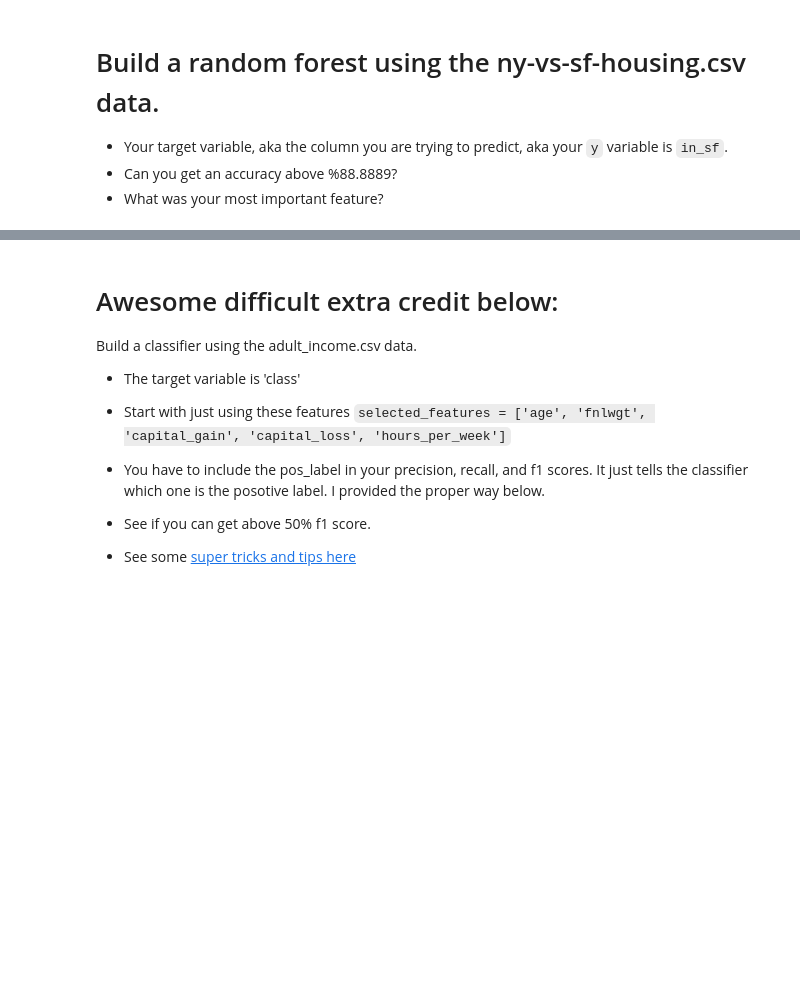
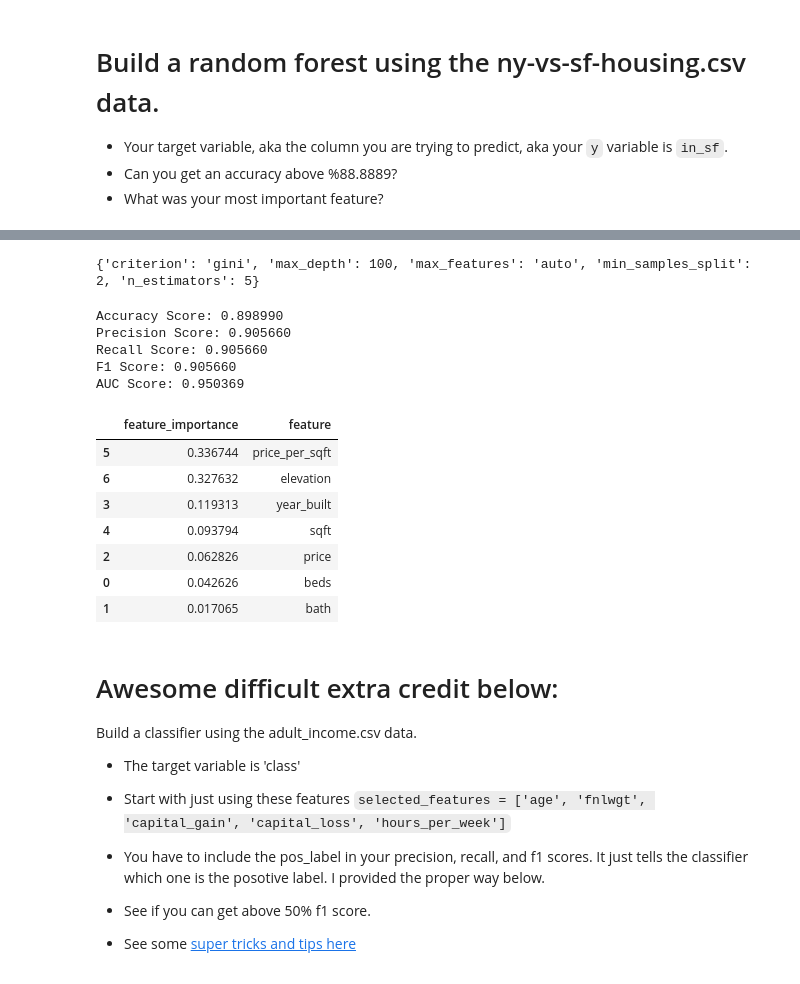
Before and after one commit to NeneWang/2022-fall-data-science, a Jupyter notebook: Week-05-RandomForest/Exercise-RandomForests.ipynb, the cells around one changed output, grey strips where cells are left out. Cells and saved outputs as stored; diff of their text form; code cells hidden in the pictures; blank space fills up the shorter version.

Commit message:
Random Forest | Homework Finished

```diff
--- a/Week-05-RandomForest/Exercise-RandomForests.ipynb
+++ b/Week-05-RandomForest/Exercise-RandomForests.ipynb
@@ -383,0 +593,9 @@ df.head()
+# %%
+from sklearn.tree import DecisionTreeClassifier
+
+model = DecisionTreeClassifier(max_depth=2)
+model.fit(X_train,y_train)
+
+
+
+y_pred = model.predict(X_test)
@@ -384,3 +649,69 @@ df.head()
+# %%
+params = {
+    'n_estimators' : [5, 10, 50, 100],
+    'criterion' : ['gini', 'entropy'],
+    'max_depth': [2, 5, 7, 100],
+    'min_samples_split': [2, 10, 100],
+    'max_features': [2, 4, 'auto']
+}
+# %%
+grid_search_cv =  GridSearchCV(
+    estimator = RandomForestClassifier(),
+    param_grid = params,
+    scoring = 'f1')
+
+
+# Now, with one easy command, fit all combination of trees.
+grid_search_cv.fit(X_train, y_train)
+
+# Print the best parameters it found
+print(grid_search_cv.best_params_)
+# %% [output]
+{'criterion': 'gini', 'max_depth': 100, 'max_features': 'auto', 'min_samples_split': 2, 'n_estimators': 5}
+# %%
+
+# This command gives you the best tree
+model = grid_search_cv.best_estimator_
+# %%
+y_pred = model.predict(X_test)
+
+accuracy = accuracy_score(y_true=y_test, y_pred=y_pred)
+print("Accuracy Score: %f" % accuracy)
+
+precision = precision_score(y_true=y_test, y_pred=y_pred)
+print("Precision Score: %f" % precision)
+
+recall = recall_score(y_true=y_test, y_pred=y_pred)
+print("Recall Score: %f" % recall)
+
+f1 = f1_score(y_true=y_test, y_pred=y_pred)
+print('F1 Score: %f' % f1)
+
+# Calculate predicted probabilities, keep only probability for when class = 1
+y_pred_proba = model.predict_proba(X_test)[:,1]
+auc = roc_auc_score(y_true=y_test, y_score=y_pred_proba)
+print('AUC Score: %f' % auc)
+# %% [output]
+Accuracy Score: 0.898990
+Precision Score: 0.905660
+Recall Score: 0.905660
+F1 Score: 0.905660
+AUC Score: 0.950369
+# %%
+# Now lets look at our feature importances
+my_dict = {'feature_importance': model.feature_importances_,
+           'feature':selected_features }
+feature_imp = pd.DataFrame.from_dict( my_dict ).sort_values('feature_importance', ascending=False)
+feature_imp
+# %% [output]
+|  | feature_importance | feature |
+| 5 | 0.336744 | price_per_sqft |
+| 6 | 0.327632 | elevation |
+| 3 | 0.119313 | year_built |
+| 4 | 0.093794 | sqft |
+| 2 | 0.062826 | price |
+| 0 | 0.042626 | beds |
+| 1 | 0.017065 | bath |
 # %% [markdown]
 # Awesome difficult extra credit below:
 Build a classifier using the adult_income.csv data.
```
Also changed, not shown: parts of 43 cells of this notebook, 1 other file.
